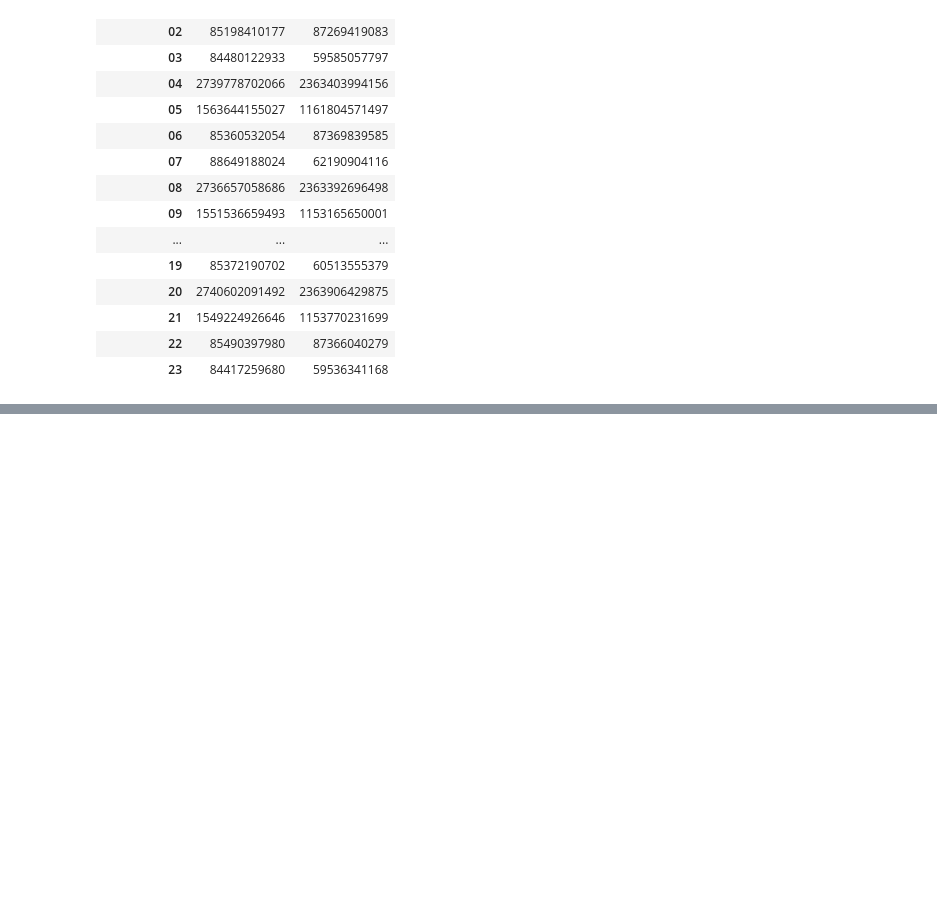
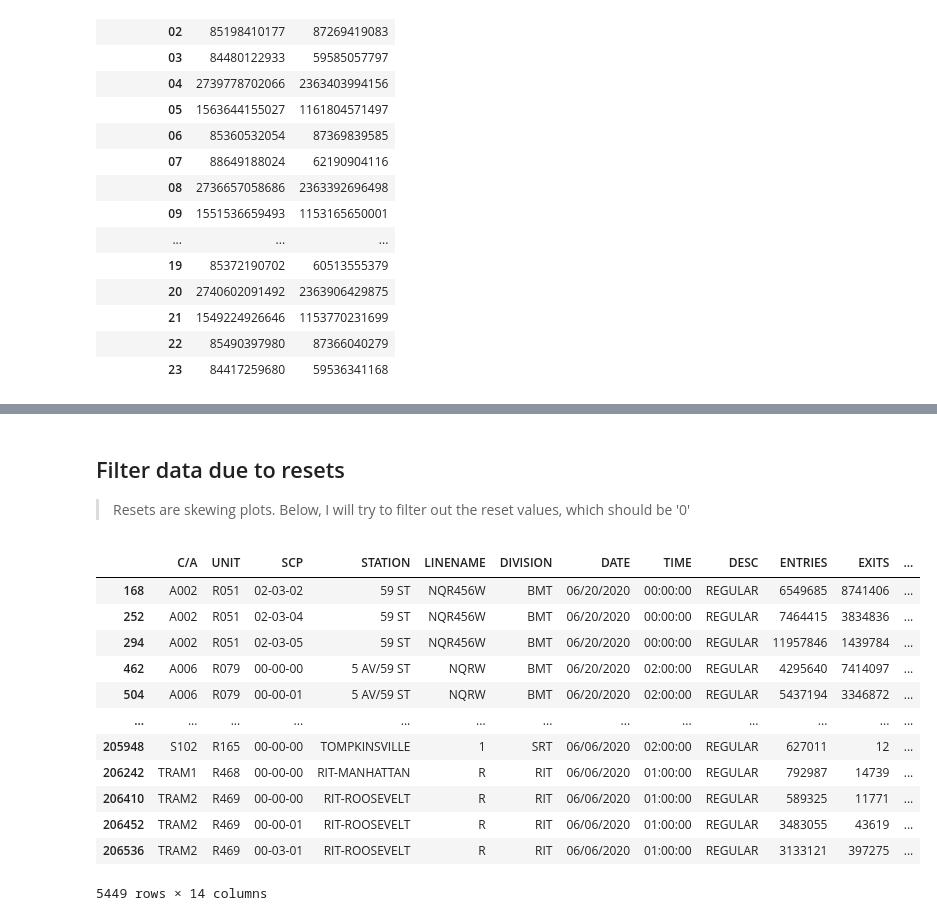
Before and after one commit to manyshapes/MTA-Ridership-Time-Analysis, a Jupyter notebook: MTA-brian.ipynb, the cells around one changed output, grey strips where cells are left out. Saved outputs shown, nothing was run; the diff lists cells and outputs as text; code cells hidden in the pictures; blank space fills up the shorter version.

```diff
--- a/MTA-brian.ipynb
+++ b/MTA-brian.ipynb
@@ -205,0 +261,21 @@ ModuleNotFoundError: No module named 'matlibplot'
+# %% [markdown]
+## Filter data due to resets
+
+>Resets are skewing plots. Below, I will try to filter out the reset values, which should be '0'
+# %%
+mask_entry = (df.DIFF_ENTRIES > 500000)
+df[mask_entry]
+# %% [output]
+|  | C/A | UNIT | SCP | STATION | LINENAME | DIVISION | DATE | TIME | DESC | ENTRIES | EXITS | ... |
+| 168 | A002 | R051 | 02-03-02 | 59 ST | NQR456W | BMT | 06/20/2020 | 00:00:00 | REGULAR | 6549685 | 8741406 | ... |
+| 252 | A002 | R051 | 02-03-04 | 59 ST | NQR456W | BMT | 06/20/2020 | 00:00:00 | REGULAR | 7464415 | 3834836 | ... |
+| 294 | A002 | R051 | 02-03-05 | 59 ST | NQR456W | BMT | 06/20/2020 | 00:00:00 | REGULAR | 11957846 | 1439784 | ... |
+| 462 | A006 | R079 | 00-00-00 | 5 AV/59 ST | NQRW | BMT | 06/20/2020 | 02:00:00 | REGULAR | 4295640 | 7414097 | ... |
+| 504 | A006 | R079 | 00-00-01 | 5 AV/59 ST | NQRW | BMT | 06/20/2020 | 02:00:00 | REGULAR | 5437194 | 3346872 | ... |
+| ... | ... | ... | ... | ... | ... | ... | ... | ... | ... | ... | ... | ... |
+| 205948 | S102 | R165 | 00-00-00 | TOMPKINSVILLE | 1 | SRT | 06/06/2020 | 02:00:00 | REGULAR | 627011 | 12 | ... |
+| 206242 | TRAM1 | R468 | 00-00-00 | RIT-MANHATTAN | R | RIT | 06/06/2020 | 01:00:00 | REGULAR | 792987 | 14739 | ... |
+| 206410 | TRAM2 | R469 | 00-00-00 | RIT-ROOSEVELT | R | RIT | 06/06/2020 | 01:00:00 | REGULAR | 589325 | 11771 | ... |
+| 206452 | TRAM2 | R469 | 00-00-01 | RIT-ROOSEVELT | R | RIT | 06/06/2020 | 01:00:00 | REGULAR | 3483055 | 43619 | ... |
+| 206536 | TRAM2 | R469 | 00-03-01 | RIT-ROOSEVELT | R | RIT | 06/06/2020 | 01:00:00 | REGULAR | 3133121 | 397275 | ... |
+5449 rows × 14 columns
```
Also changed, not shown: parts of 14 cells of this notebook.
